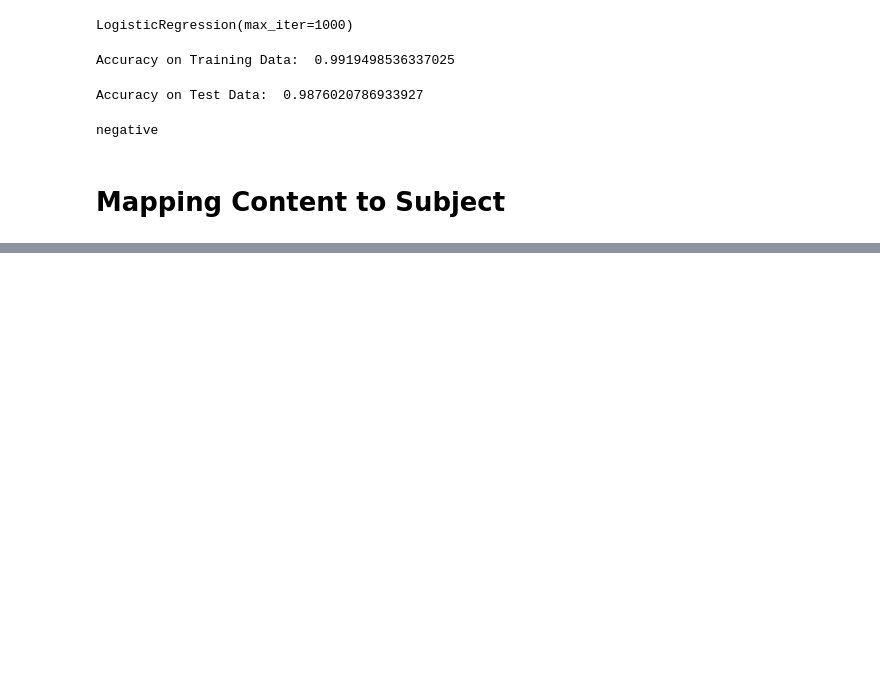
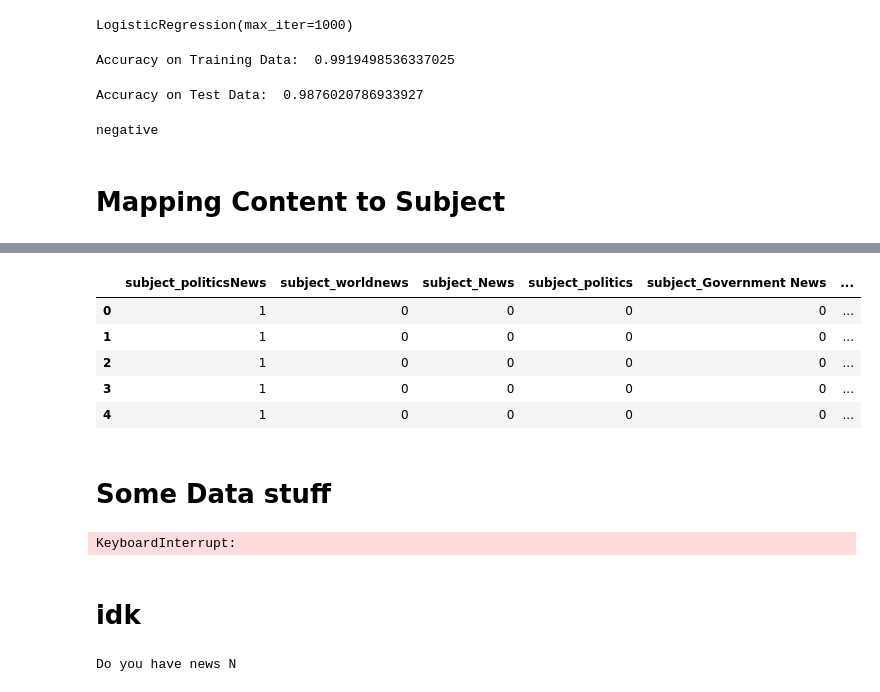
Before and after one commit to BoluP0202/Chatbot-FakeNews, a Jupyter notebook: News categoizer.ipynb, the cells around one changed output, grey strips where cells are left out. Drawn from its saved outputs; the diff is of its cells as text; code cells hidden in the pictures; blank space fills up the shorter version.

Commit message:
some stuff in the model notebook

```diff
--- a/News categoizer.ipynb
+++ b/News categoizer.ipynb
@@ -337,0 +347,3 @@ negative
+# %%
+newser = news.drop(['title', 'text', 'date', 'is_true','lemmed','stemmed'], axis = 1)
+newser.head()
@@ -337,0 +357,12 @@ negative
+# %%
+encoder = ce.OneHotEncoder(cols=['subject'], use_cat_names=True)
+newser = encoder.fit_transform(newser)
+# %%
+newser.head()
+# %% [output]
+|  | subject_politicsNews | subject_worldnews | subject_News | subject_politics | subject_Government News | ... |
+| 0 | 1 | 0 | 0 | 0 | 0 | ... |
+| 1 | 1 | 0 | 0 | 0 | 0 | ... |
+| 2 | 1 | 0 | 0 | 0 | 0 | ... |
+| 3 | 1 | 0 | 0 | 0 | 0 | ... |
+| 4 | 1 | 0 | 0 | 0 | 0 | ... |
@@ -337,0 +371,64 @@ negative
+# %% [markdown]
+# Some Data stuff
+# %%
+# Chart - 2 WordCloud Plot Visualization Code For Most Used Words in Spam Messages
+# Create a String to Store All The Words
+comment_words = ''
+
+import matplotlib.pyplot as plt
+Fake = false['text']
+# Remove The Stopwords
+doggy = stopwords
+stopwords = (doggy)
+# Iterate Through The Column
+for val in false.text:
+
+    # Typecaste Each Val to String
+    val = str(val)
+
+    # Split The Value
+    tokens = val.split()
+
+    # Converts Each Token into lowercase
+    for i in range(len(tokens)):
+        tokens[i] = tokens[i].lower()
+
+    comment_words += " ".join(tokens)+" "
+
+# Set Parameters
+wordcloud = WordCloud(width = 1000, height = 500,
+                background_color ='white',
+                stopwords = stopwords,
+                min_font_size = 10,
+                max_words = 1000,
+                colormap = 'gist_heat_r').generate(comment_words)
+
+# Set Labels
+plt.figure(figsize = (6,6), facecolor = None)
+plt.title('Most Used Words In our Spam Messages', fontsize = 15, pad=20)
+plt.imshow(wordcloud)
+plt.axis("off")
+plt.tight_layout(pad = 0)
+
+# Display Chart
+plt.show()
+# %% [output]
+KeyboardInterrupt:
+# %% [markdown]
+# idk
+# %%
+done = False
+while not done:
+    message = input("Do you have news")
+    if message == "no" or "N" or "N":
+        print("okay")
+        done = True
+    else:
+        news_to_check  = input("Please submit a headline")
+
+        if main(news_to_check) == 1:
+            print("this headline seems pretty legit")
+        else:
+            print("seems pretty sus")
+# %% [output]
+Do you have news N
```
Also changed, not shown: parts of 10 cells of this notebook.
